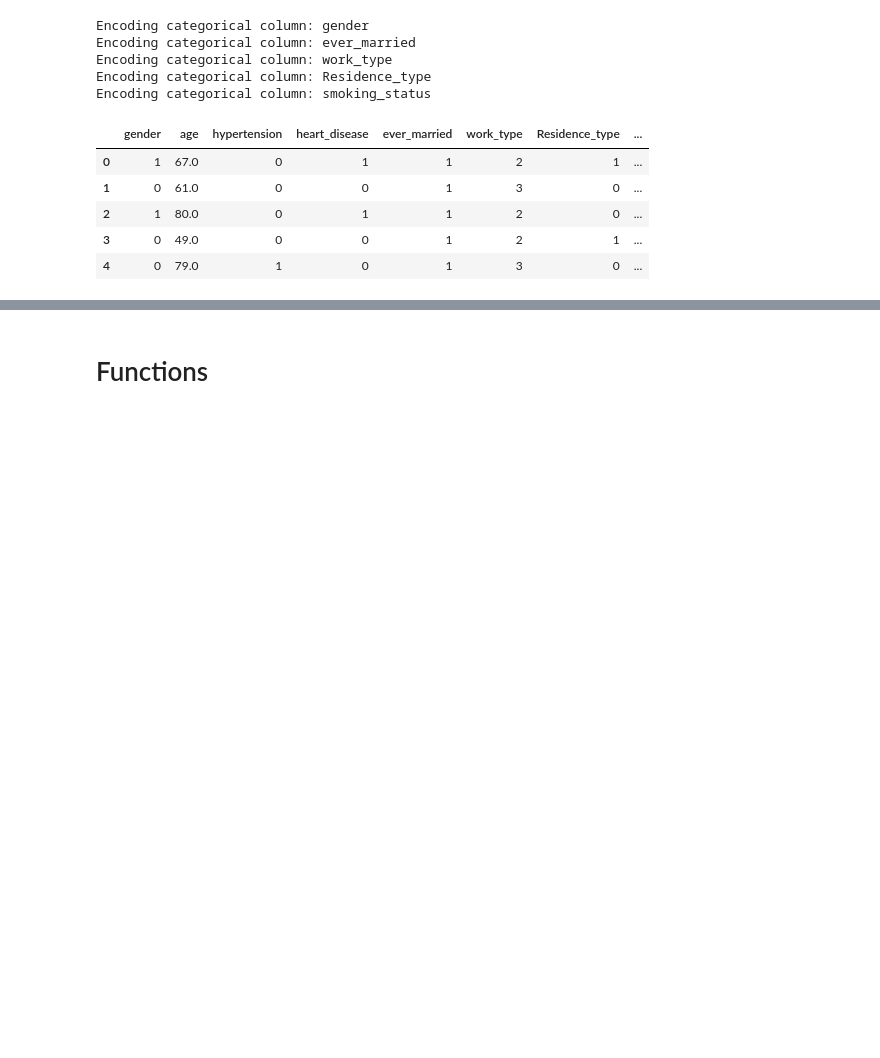
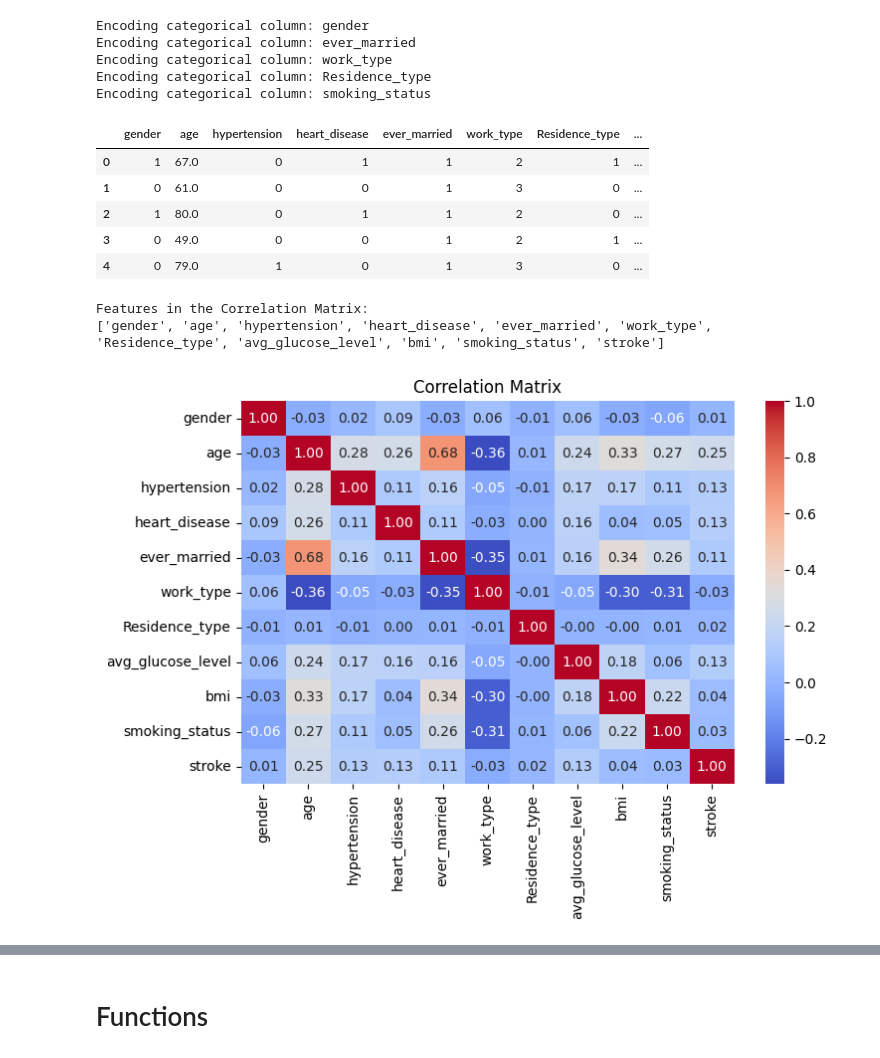
Before and after one commit to YasminaNasser/Stroke-Prediction-Data-Mining, a Jupyter notebook: Stroke_Prediction.ipynb, the cells around one changed output, grey strips where cells are left out. Cells and saved outputs as stored; diff of their text form; code cells hidden in the pictures; blank space fills up the shorter version.

```diff
--- a/Stroke_Prediction.ipynb
+++ b/Stroke_Prediction.ipynb
@@ -131,3 +155,21 @@ Encoding categorical column: smoking_status
 | 2 | 1 | 80.0 | 0 | 1 | 1 | 2 | 0 | ... |
 | 3 | 0 | 49.0 | 0 | 0 | 1 | 2 | 1 | ... |
 | 4 | 0 | 79.0 | 1 | 0 | 1 | 3 | 0 | ... |
+# %%
+# Calculate the correlation matrix
+corr_matrix = df_numeric.corr()
+
+# Print all the features in the correlation matrix
+print("\nFeatures in the Correlation Matrix:")
+print(corr_matrix.columns.tolist())
+# %% [output]
+Features in the Correlation Matrix:
+['gender', 'age', 'hypertension', 'heart_disease', 'ever_married', 'work_type', 'Residence_type', 'avg_glucose_level', 'bmi', 'smoking_status', 'stroke']
+# %%
+# Visualize the correlation matrix
+plt.figure(figsize=(8, 5))
+sns.heatmap(corr_matrix, annot=True, fmt=".2f", cmap="coolwarm", cbar=True)
+plt.title("Correlation Matrix")
+plt.show()
+# %% [output]
+[figure, added]
```
Also changed, not shown: parts of 6 cells of this notebook.
